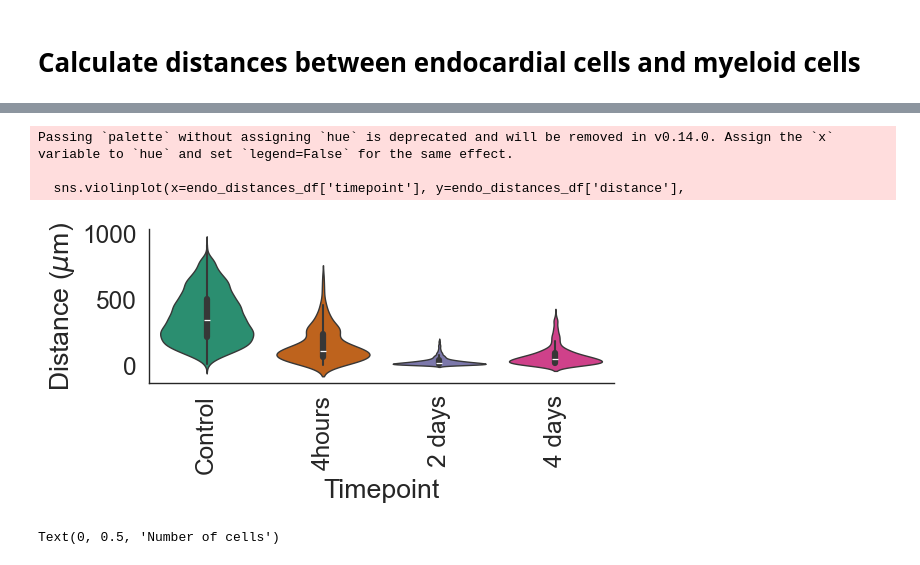
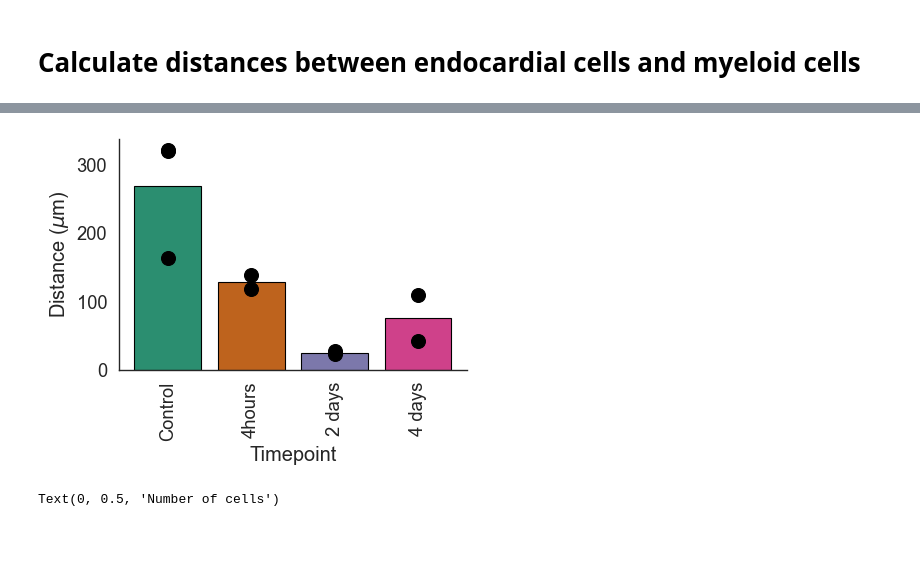
Before and after one commit to SchapiroLabor/mi_spatialomics, a Jupyter notebook: analysis/seqIF_python/seqIF.figure3.distance_calculations.ipynb, the cells around one changed output, grey strips where cells are left out. Drawn from its saved outputs; the diff is of its cells as text; code cells hidden in the pictures; blank space fills up the shorter version.

Commit message:
Changed distance calculation presentation fro Figure3e.

```diff
--- a/analysis/seqIF_python/seqIF.figure3.distance_calculations.ipynb
+++ b/analysis/seqIF_python/seqIF.figure3.distance_calculations.ipynb
@@ -90,8 +90,10 @@ import seaborn as sns
 import pandas as pd
 import numpy as np
 
+plot_size_factor = 3
+
 geojson_path = '../../annotations/SeqIF/sample_1d.r2.endocardium.geojson'
-pixie_cell_dir = "../../../results/SeqIF/pixie_cell_masks_0.05/"
+pixie_cell_dir = "../../../data/SeqIF/pixie_cell_masks_0.05/"
 cell_table = pixie_cell_dir + "cell_table_size_normalized_cell_labels.csv"
 pixie_cell_table = pd.read_csv(cell_table, header=0)
 pixie_cell_table['fov'].unique()
@@ -121,69 +123,54 @@ for sample in pixie_cell_table['fov'].unique():
                         cell_type_1 = "Endothelial cells",
                         cell_type_2 = cells2,
                         resolution = 0.23,
-                        n_neighbours = 3)
+                        n_neighbours = 1)
 
 import statsmodels.api as sm
 from statsmodels.formula.api import ols
-# # Plot a violin plot of the different groups in distance_dict
+
+# Create dataframe with distances and samples
 endo_distances_df = pd.DataFrame({'distance': np.concatenate(list(distance_dict.values())),
                                  'sample': np.concatenate([[key] * len(value) for key, value in distance_dict.items()])})
 
-# Add a new column to endo_distances_df with the timepoint, based on the string between sample_ and .r in the sample column. Keep the string after sample_ and before .r
+# Add timepoint column
 endo_distances_df['timepoint'] = endo_distances_df['sample'].str.extract(r'sample_(.*)\.r')
-# Order timepoints in plots like this : Control, 4h, 1d, 2d
 endo_distances_df['timepoint'] = pd.Categorical(endo_distances_df['timepoint'], categories=['control', '4h', '1d', '2d'], ordered=True)
+
+# Calculate mean distance per sample
+sample_means = endo_distances_df.groupby(['sample', 'timepoint'])['distance'].mean().reset_index()
+# Remove items with NaN
+sample_means = sample_means.dropna()
 
 my_pal = {"control": "#1B9E77", "4h": "#D95F02", "1d":"#7570B3", "2d":"#E7298A"}
 
-# Use sm.stats.anova_lm to perform anova on endo_distances_df
-aov_table = sm.stats.anova_lm(ols('distance ~ timepoint', data=endo_distances_df).fit(), typ=2)
+# Statistical tests on sample means
+aov_table = sm.stats.anova_lm(ols('distance ~ timepoint', data=sample_means).fit(), typ=2)
 print(aov_table)
 
 import scikit_posthocs as sp
-t_tests = sp.posthoc_ttest(endo_distances_df, val_col='distance', group_col='timepoint', p_adjust='bonferroni')
+t_tests = sp.posthoc_ttest(sample_means, val_col='distance', group_col='timepoint', p_adjust='bonferroni')
 print(t_tests)
 
-# # Set the order that the keys in endo_distances_dict will be plotted to control, 4h, 2d, 4d
-# endo_distances_dict = {key: endo_distances_dict[key] for key in ['control', '2d', '4d']}
+# Plotting
+sns.set_style('white')
+sns.set_context("paper", font_scale = 1.5)
+plt.figure(figsize=(plot_size_factor*1.5, plot_size_factor))
 
-# sns.set_style('white')
-# sns.set_context("paper", font_scale = 2)
-# fig, ax = plt.subplots(figsize=(plot_size_factor*3,plot_size_factor))
+# Plot bars showing mean per timepoint with black border
+timepoint_means = sample_means.groupby('timepoint')['distance'].mean()
+sns.barplot(x=timepoint_means.index, y=timepoint_means.values, palette=my_pal, alpha=1, edgecolor='black')
 
-# ax = sns.violinplot(data = endo_distances_df, x='key', y='value', palette=selected_colors,
-#                alpha=1, linewidth=1)
-# ax.set(xlabel=None)
-
-# pairs = [("control", "2d"), ("control", "4d")]
-# order = ['control', '2d', '4d']
-# annot = Annotator(ax, pairs, data=endo_distances_df, x='key', y='value', order=order)
-# annot.new_plot(ax, pairs= pairs,
-#                data=endo_distances_df, x="key", y="value", order=order)
-# annot.configure(loc='outside')
-# annot.set_custom_annotations(["****", "****"])
-# annot.annotate()
-
-
-sns.set_style('white')
-sns.set_context("paper", font_scale = 2)
-# Set the plot size
-plt.figure(figsize=(plot_size_factor*3,plot_size_factor))
-
-sns.violinplot(x=endo_distances_df['timepoint'], y=endo_distances_df['distance'],
-               alpha=1, linewidth=1, palette=my_pal)
+# Add individual points for each sample in solid black
+sns.scatterplot(data=sample_means, x='timepoint', y='distance', color='black', s=100, edgecolor=None)
 
 sns.despine()
 plt.xlabel('Timepoint')
 plt.ylabel('Distance (µm)')
-plt.xticks([0, 1, 2,3], ['Control', '4hours', '2 days', '4 days'])
+plt.xticks([0, 1, 2, 3], ['Control', '4hours', '2 days', '4 days'], rotation=90)
+plt.ylabel('Distance ($\mu$m)')
 
-# Rotate x axis labels
-plt.xticks(rotation=90)
-
-plt.ylabel('Distance ($\mu$m)')
 plt.savefig("../../output/seqIF/seqIF.endo_distances_ccr2.pdf", bbox_inches='tight')
 
-# Calculate the mean and median distances per timepoint
-print(endo_distances_df.groupby('timepoint')['distance'].agg(['mean', 'median']))
+# Calculate the mean and median distances per timepoint using sample means
+print(sample_means.groupby('timepoint')['distance'].agg(['mean', 'median']))
 # %% [output]
@@ -204,7 +191,4 @@ control    367.778029  343.316545
-Passing `palette` without assigning `hue` is deprecated and will be removed in v0.14.0. Assign the `x` variable to `hue` and set `legend=False` for the same effect.
-
-  sns.violinplot(x=endo_distances_df['timepoint'], y=endo_distances_df['distance'],
-[figure, old version]
+[figure, new version]
 # %%
 # Take pixie_cell_table group by fov and cell_meta_cluster and count the number of cells in each group
 # Filter pixie cell table for cell_meta_cluster in
```
Also changed, not shown: parts of 2 cells of this notebook, 1 other file.
